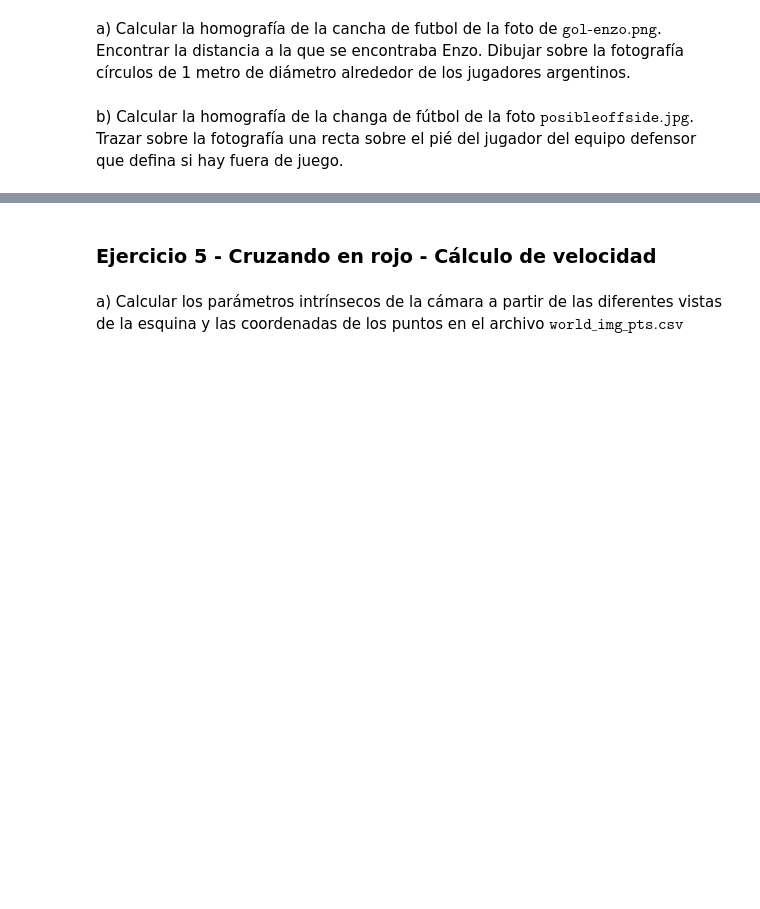
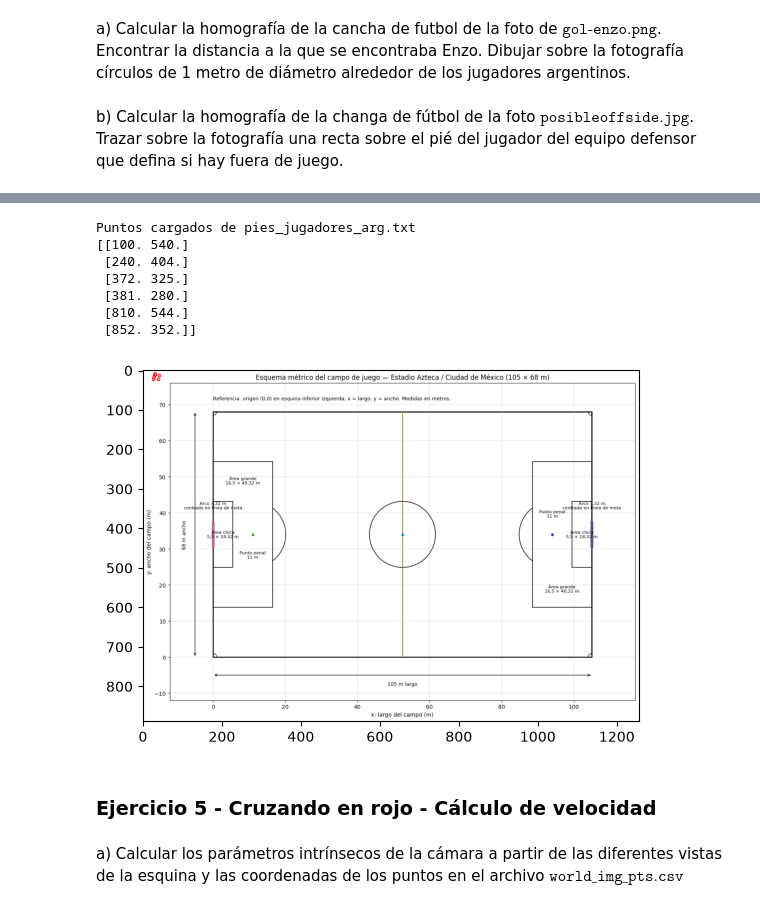
Before and after one commit to pizzanaranja/tp_alc_sigma_mas_grande, a Jupyter notebook: grupo_XX_TP.ipynb, the cells around one changed output, grey strips where cells are left out. Saved outputs shown, nothing was run; the diff lists cells and outputs as text; code cells hidden in the pictures; blank space fills up the shorter version.

```diff
--- a/grupo_XX_TP.ipynb
+++ b/grupo_XX_TP.ipynb
@@ -201,8 +198,8 @@ def obtenerQ2d(imgPts,objPts):
         Q[2*i,6:8] = -u_i*objPts[i]
         Q[2*i,8] = -u_i
         #fila 2 del mismo punto (coordenadas v)
-        Q[2*i+1,3:6] = objPts[i]
-        Q[2*i+1,6] = 1
+        Q[2*i+1,3:5] = objPts[i]
+        Q[2*i+1,5] = 1
         Q[2*i+1, 6:8] = -v_i*objPts[i]
         Q[2*i+1,8] = -v_i
     return Q
@@ -286,3 +398,62 @@ b) Calcular la homografía de la changa de fútbol de la foto $\texttt{posibleof
+# %%
+import matplotlib.pyplot as plt
+archivo = "pies_jugadores_arg.txt"
+nombres = ["J1", "J2", "J3", "J4", "J5", "J6"]
+
+if os.path.exists(archivo):
+    puntos = np.loadtxt(archivo)          # ya medidos: se leen y listo
+    print("Puntos cargados de", archivo)
+    print(puntos)
+else:
+    img = cv2.imread(os.path.join("futbol", "test-gol-enzo.png"))
+    if img is None:
+        raise SystemExit("No se pudo leer la imagen: revisá la ruta")
+    puntos = []
+
+    def clic(event, x, y, flags, param):
+        if event == cv2.EVENT_LBUTTONDOWN and len(puntos) < len(nombres):
+            puntos.append((x, y))
+            cv2.circle(img, (x, y), 4, (0, 0, 255), -1)
+            cv2.imshow("imagen", img)
+            print(nombres[len(puntos) - 1], (x, y))
+            if len(puntos) < len(nombres):
+                print("siguiente:", nombres[len(puntos)])
+
+    cv2.imshow("imagen", img)
+    cv2.setMouseCallback("imagen", clic)
+    print("primero:", nombres[0])
+    cv2.waitKey(0)
+    cv2.destroyAllWindows()
+
+    if len(puntos) == len(nombres):       # solo se guarda si marcaste los 9
+        np.savetxt(archivo, np.array(puntos))
+        print("Guardado en", archivo)
+    else:
+        print("Faltaron puntos, no se guardó nada")
+
+
+
+#falta pasar el circulo a la imagen real, hasta ahora dibujamos circulos en estadio azteca alrededor de las coordenadas de cada jugador
+fig, ax = plt.subplots()
+ax.imshow(img)
+for coord_pie in np.loadtxt(archivo):
+    coord_pie = np.array((coord_pie[0], coord_pie[1],1)) #agrego el 1 para las dimensiones
+    posicion_pie_en_imagen = multiplicarAx(inversa_H_enzo, coord_pie) # = (U,V,1)
+    posicion_pie_en_imagen = posicion_pie_en_imagen/posicion_pie_en_imagen[2] #normalizamos para que la tercera coordenada sea 1
+    U = posicion_pie_en_imagen[0]
+    V = posicion_pie_en_imagen[1]
+    circulo = plt.Circle((U, V), 1, color='r', linewidth=2)
+    ax.add_patch(circulo)
+plt.show()
+# %% [output]
+Puntos cargados de pies_jugadores_arg.txt
+[[100. 540.]
+ [240. 404.]
+ [372. 325.]
+ [381. 280.]
+ [810. 544.]
+ [852. 352.]]
+[figure, added]
 # %% [markdown]
 ### Ejercicio 5 - Cruzando en rojo - Cálculo de velocidad
 # %% [markdown]
```
Also changed, not shown: parts of 7 cells of this notebook, 21 other files.
